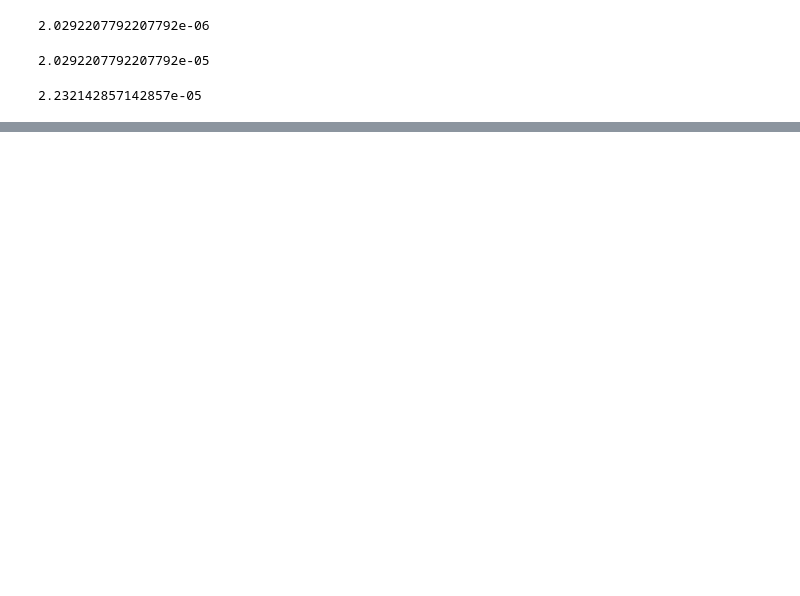
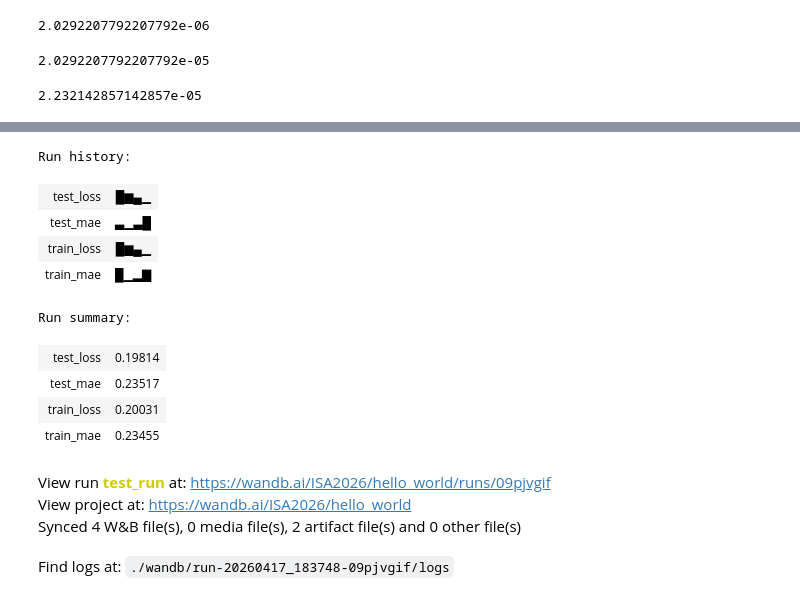
Before and after one commit to xkello/ISA-Team-8, a Jupyter notebook: lstm.ipynb, the cells around one changed output, grey strips where cells are left out. Drawn from its saved outputs; the diff is of its cells as text; code cells hidden in the pictures; blank space fills up the shorter version.

```diff
--- a/lstm.ipynb
+++ b/lstm.ipynb
@@ -340,3 +383,8 @@ display((0.1/(32*4*385)) + (1/(32*4*385)))
 2.0292207792207792e-06
 2.0292207792207792e-05
 2.232142857142857e-05
+# %%
+# hyperparameters and stuff
+learning_rate = 0.000001
+number_of_epochs = 300
+batch_size = 32
@@ -371,0 +454,12 @@ Model: "sequential"
+# %%
+run = wandb.init(
+    entity="ISA2026",
+    project="hello_world",
+    name="test_run",
+    config={
+        "learning_rate": learning_rate,
+        "number_of_epochs": number_of_epochs,
+        "batch_size": batch_size,
+    },
+)
+run.log_code(".", include_fn=lambda path: path.endswith(".ipynb"))
@@ -391,0 +498,3 @@ Epoch 300/300
+# %%
+run.finish()
+# %% [output]
@@ -391,0 +502,14 @@ Epoch 300/300
+Run history:
+| test_loss | █▆▄▁ |
+| test_mae | ▃▁▃█ |
+| train_loss | █▆▄▁ |
+| train_mae | █▁▂▇ |
+Run summary:
+| test_loss | 0.19814 |
+| test_mae | 0.23517 |
+| train_loss | 0.20031 |
+| train_mae | 0.23455 |
+View run test_run at: https://wandb.ai/ISA2026/hello_world/runs/09pjvgif
+View project at: https://wandb.ai/ISA2026/hello_world
+Synced 4 W&B file(s), 0 media file(s), 2 artifact file(s) and 0 other file(s)
+Find logs at: ./wandb/run-20260417_183748-09pjvgif/logs
```
Also changed, not shown: parts of 36 cells of this notebook, 4 other files.
